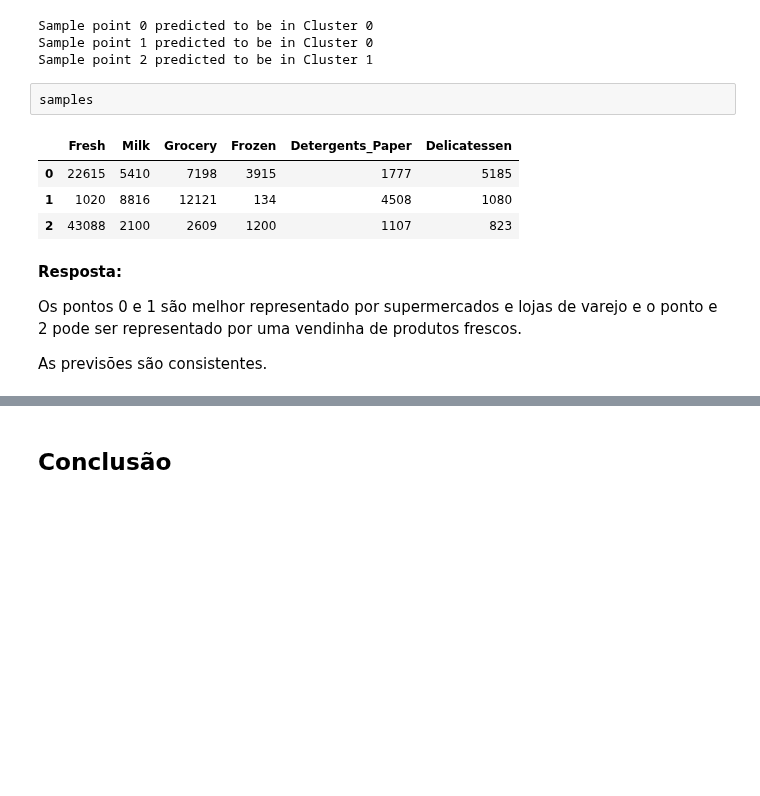
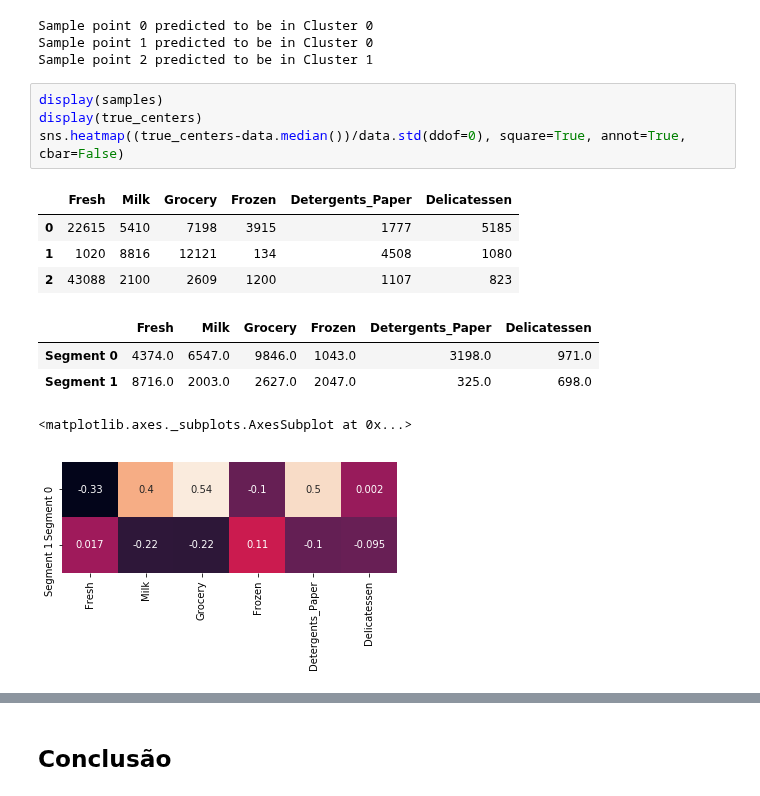
Before and after one commit to Beroy-Jenkins/Data-science-projects, a Jupyter notebook: projects/customer_segments/customer_segments_PT.ipynb, the cells around one changed output, grey strips where cells are left out. Cells and saved outputs as stored; diff of their text form; blank space fills up the shorter version.

```diff
--- a/projects/customer_segments/customer_segments_PT.ipynb
+++ b/projects/customer_segments/customer_segments_PT.ipynb
@@ -624,16 +635,17 @@ for i, pred in enumerate(sample_preds):
 Sample point 0 predicted to be in Cluster 0
 Sample point 1 predicted to be in Cluster 0
 Sample point 2 predicted to be in Cluster 1
-# %%
-samples
-# %% [output]
-|  | Fresh | Milk | Grocery | Frozen | Detergents_Paper | Delicatessen |
-| 0 | 22615 | 5410 | 7198 | 3915 | 1777 | 5185 |
-| 1 | 1020 | 8816 | 12121 | 134 | 4508 | 1080 |
-| 2 | 43088 | 2100 | 2609 | 1200 | 1107 | 823 |
-# %% [markdown]
-**Resposta:**
-
-Os pontos 0 e 1 são melhor representado por supermercados e lojas de varejo e o ponto e 2 pode ser representado por uma vendinha de produtos frescos.
-
-As previsões são consistentes.
+# %%
+display(samples)
+display(true_centers)
+sns.heatmap((true_centers-data.median())/data.std(ddof=0), square=True, annot=True, cbar=False)
+# %% [output]
+|  | Fresh | Milk | Grocery | Frozen | Detergents_Paper | Delicatessen |
+| 0 | 22615 | 5410 | 7198 | 3915 | 1777 | 5185 |
+| 1 | 1020 | 8816 | 12121 | 134 | 4508 | 1080 |
+| 2 | 43088 | 2100 | 2609 | 1200 | 1107 | 823 |
+|  | Fresh | Milk | Grocery | Frozen | Detergents_Paper | Delicatessen |
+| Segment 0 | 4374.0 | 6547.0 | 9846.0 | 1043.0 | 3198.0 | 971.0 |
+| Segment 1 | 8716.0 | 2003.0 | 2627.0 | 2047.0 | 325.0 | 698.0 |
+<matplotlib.axes._subplots.AxesSubplot at 0x...>
+[figure, added]
```
Also changed, not shown: parts of 5 cells of this notebook, 2 other files.
